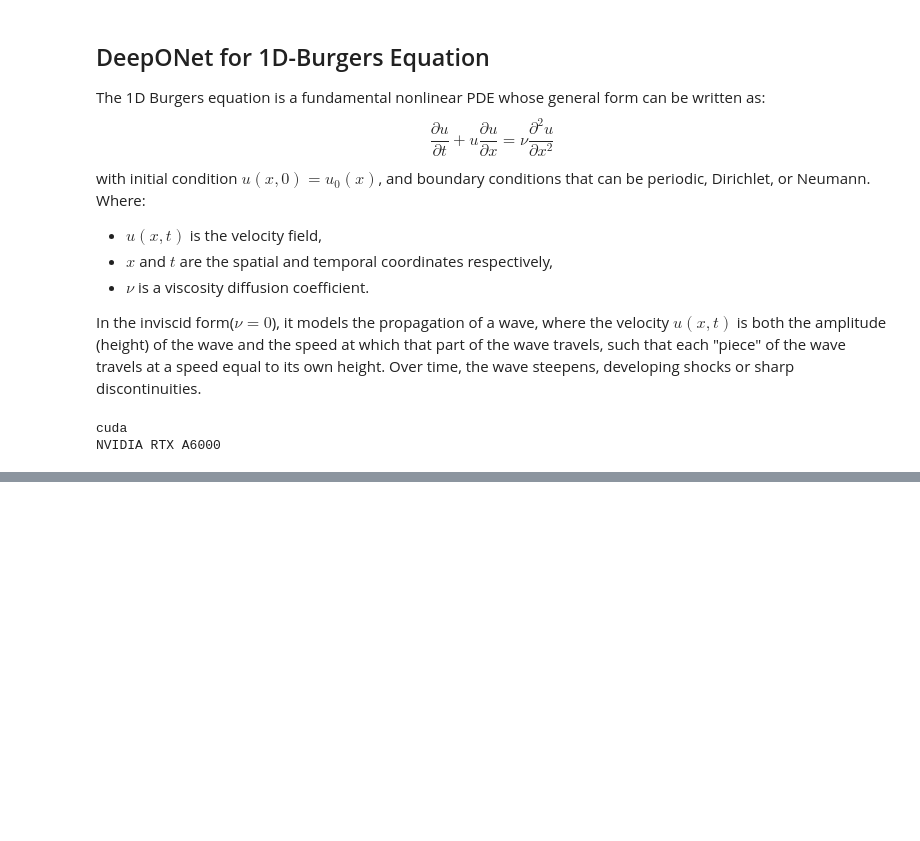
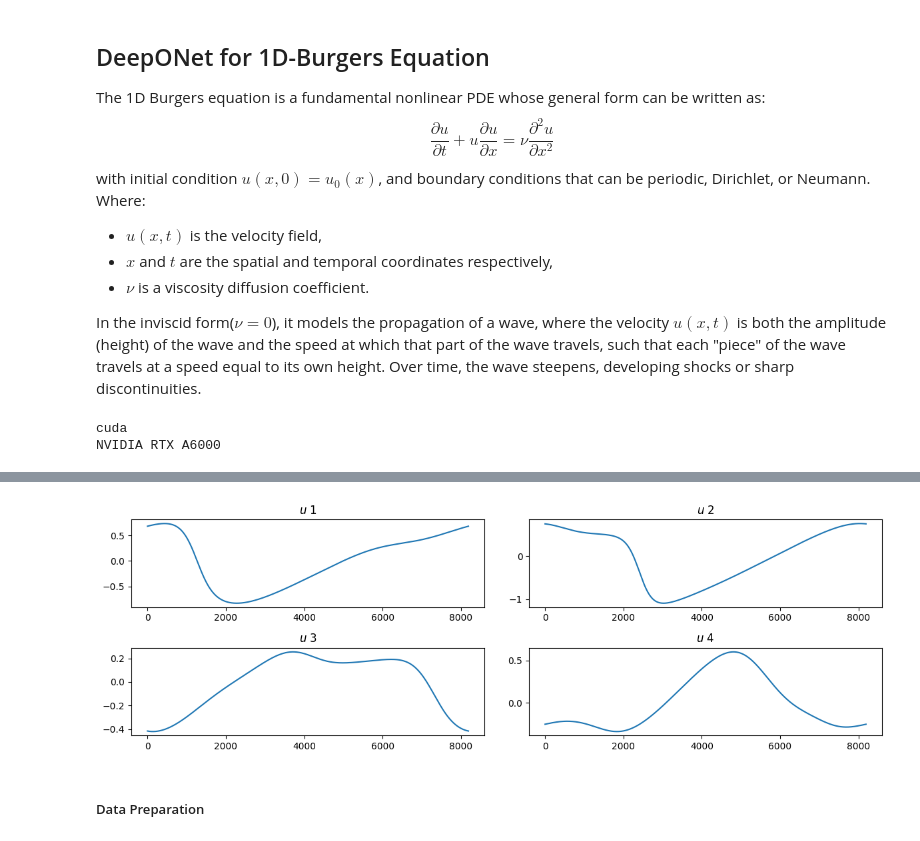
Before and after one commit to oduolaidrisA/Scientific-Machine-Learning, a Jupyter notebook: DeepONet_for_Burgers_equation_1d.ipynb, the cells around one changed output, grey strips where cells are left out. Drawn from its saved outputs; the diff is of its cells as text; code cells hidden in the pictures; blank space fills up the shorter version.

```diff
--- a/DeepONet_for_Burgers_equation_1d.ipynb
+++ b/DeepONet_for_Burgers_equation_1d.ipynb
@@ -42,0 +119,13 @@ NVIDIA RTX A6000
+# %%
+u = burgers_data[keys_list[-1]]
+plt.figure(figsize = (12,4))
+for i in range(4):
+    plt.subplot(2,2, i+1)
+    plt.plot(u[i], label = f"final prediction {i+1}")
+    plt.title(f"$u$ {i+1}")
+plt.tight_layout()
+plt.show()
+# %% [output]
+[figure, added]
+# %% [markdown]
+##### Data Preparation
```
Also changed, not shown: parts of 10 cells of this notebook.
